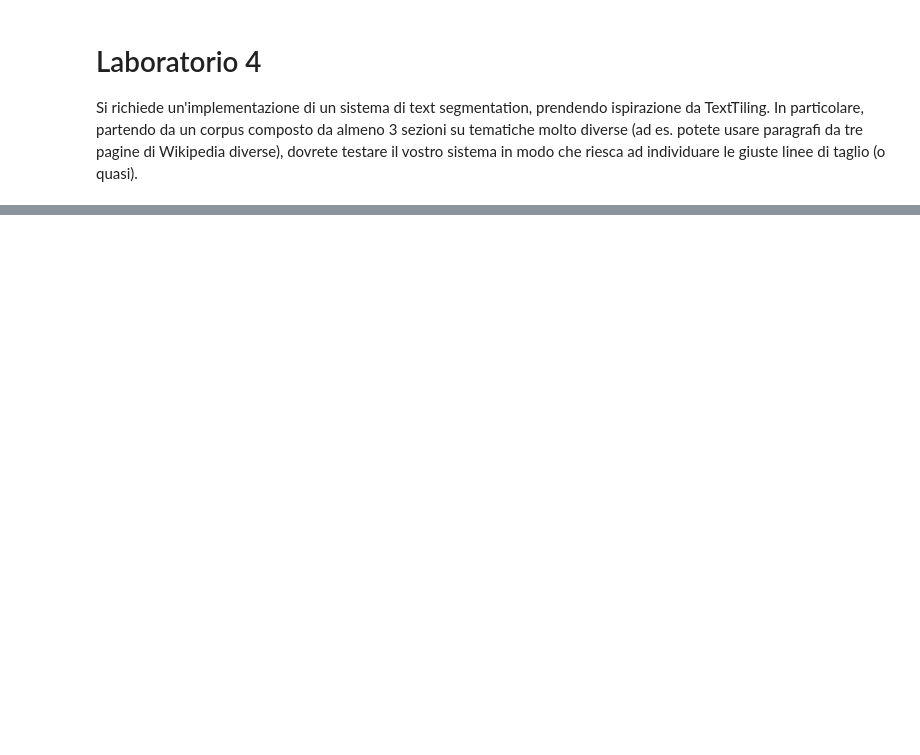
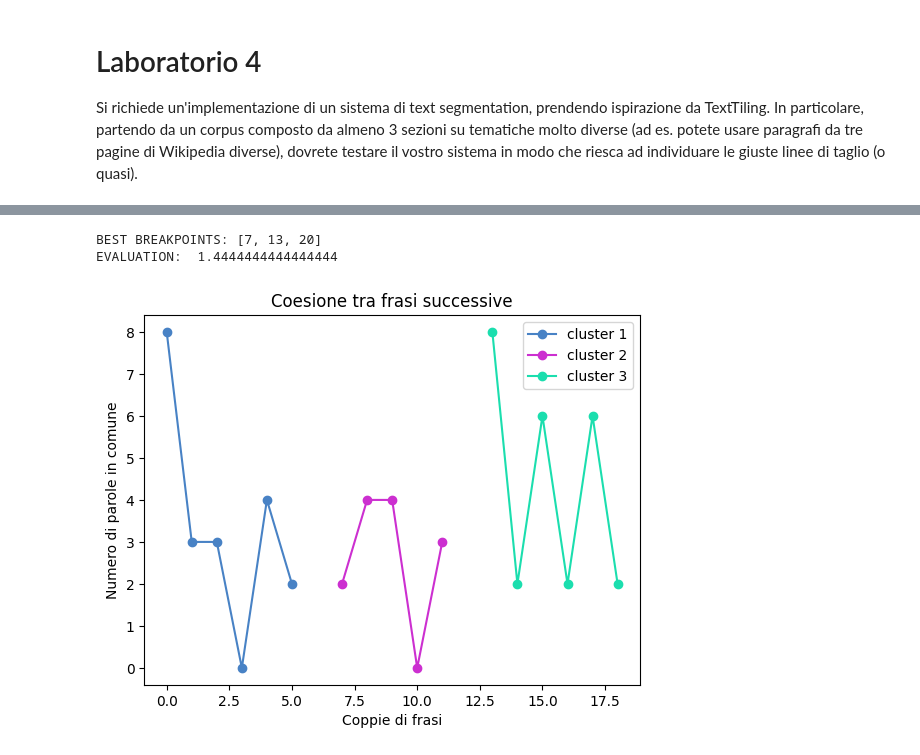
Before and after one commit to MichaelOliverio/TLN3, a Jupyter notebook: Esercizio4/text_segmentation1.ipynb, the cells around one changed output, grey strips where cells are left out. Saved outputs shown, nothing was run; the diff lists cells and outputs as text; code cells hidden in the pictures; blank space fills up the shorter version.

```diff
--- a/Esercizio4/text_segmentation1.ipynb
+++ b/Esercizio4/text_segmentation1.ipynb
@@ -251,0 +334,8 @@ break_points [0, 3, 14]
+# %%
+print('BEST BREAKPOINTS:', contenitore.best_breakpoints)
+print('EVALUATION: ', contenitore.best_evaluation)
+contenitore.plot_coehesion_values(best=True)
+# %% [output]
+BEST BREAKPOINTS: [7, 13, 20]
+EVALUATION:  1.4444444444444444
+[figure, added]
```
Also changed, not shown: parts of 17 cells of this notebook, 6 other files.
